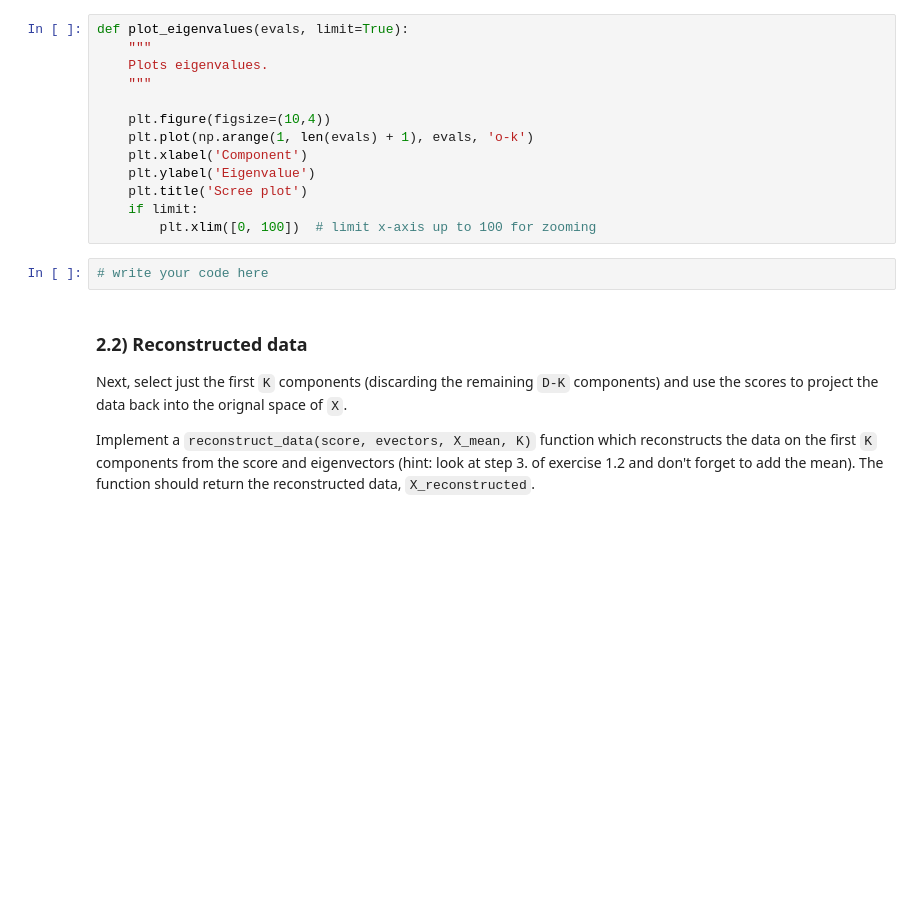
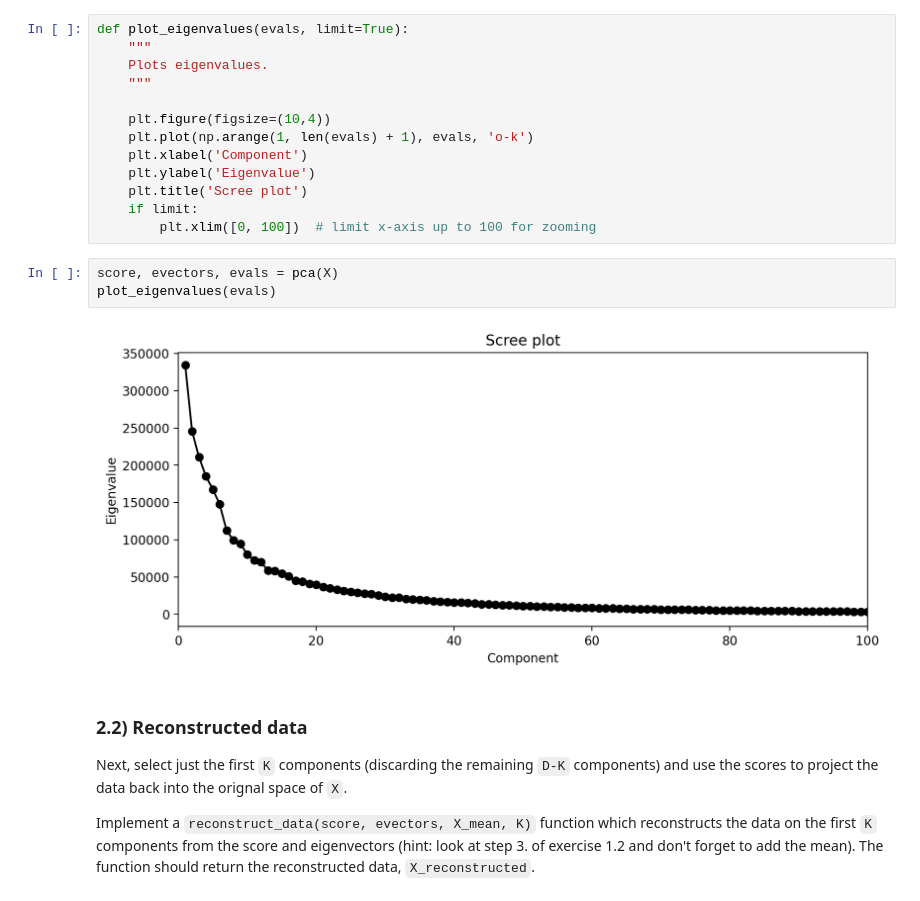
Before and after one commit to alexelwood14/lab_sheets_public, a Jupyter notebook: lab5/Lab5_PCA_and_ICA.ipynb, the cells around one changed output. Saved outputs shown, nothing was run; the diff lists cells and outputs as text; blank space fills up the shorter version.

```diff
--- a/lab5/Lab5_PCA_and_ICA.ipynb
+++ b/lab5/Lab5_PCA_and_ICA.ipynb
@@ -222,8 +224,11 @@ def plot_eigenvalues(evals, limit=True):
     plt.title('Scree plot')
     if limit:
         plt.xlim([0, 100])  # limit x-axis up to 100 for zooming
-# %%
-# write your code here
+# %%
+score, evectors, evals = pca(X)
+plot_eigenvalues(evals)
+# %% [output]
+[figure, added]
 # %% [markdown]
 ### 2.2) Reconstructed data
 Next, select just the first `K` components (discarding the remaining `D-K` components) and use the scores to project the data back into the orignal space of `X`.
```
Also changed, not shown: parts of 7 cells of this notebook.
